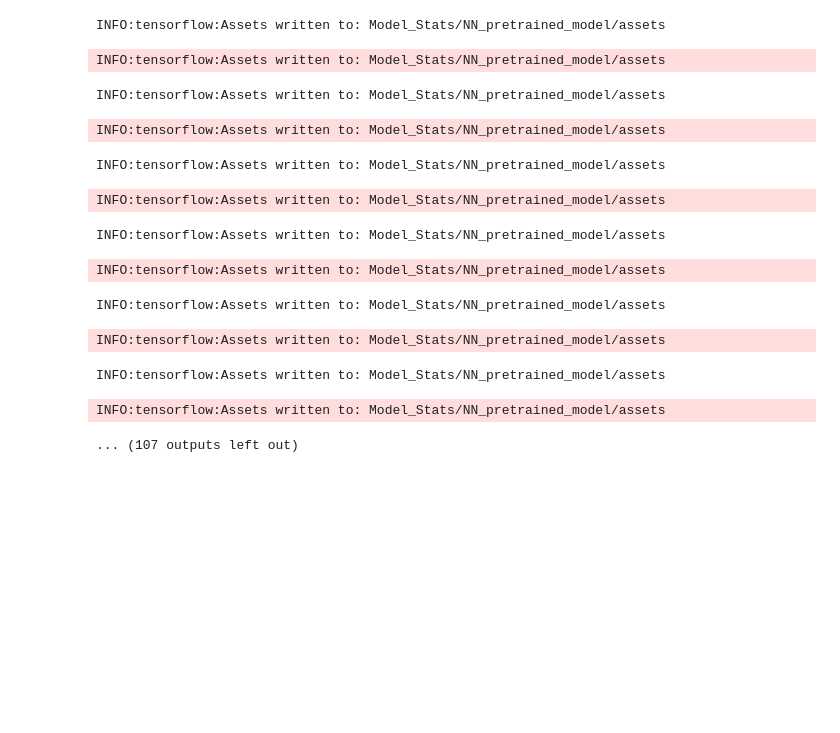
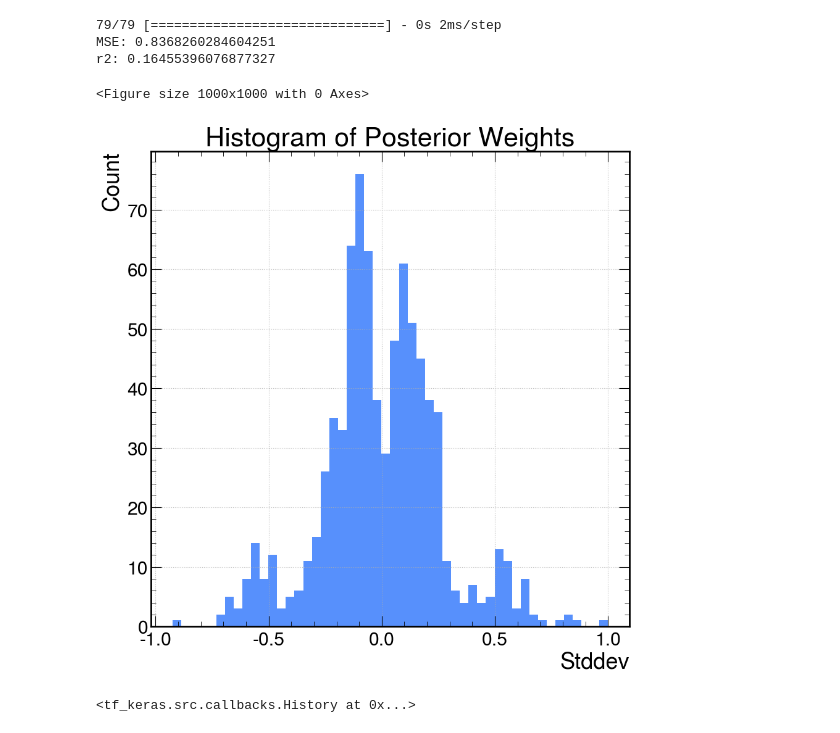
Before and after one commit to jorgeehd/UrbanHeatIsland_predictor, a Jupyter notebook: Code/bayesian.ipynb, the cells around one changed output. Saved outputs shown, nothing was run; the diff lists cells and outputs as text; code cells hidden in the pictures; blank space fills up the shorter version.

Commit message:
Added BNN and pretrained BNN plots and models

```diff
--- a/Code/bayesian.ipynb
+++ b/Code/bayesian.ipynb
@@ -378,0 +422,17 @@ r2: 0.11560659659997763
+# %%
+# Independent bayesian Model
+kl_weight = 1 / X_train.shape[0]  # or start with 1e-4
+inputs = Input(shape=(51,))
+x = tfp.layers.DenseVariational(
+    units=16,
+    make_prior_fn=prior,
+    make_posterior_fn=posterior,
+    kl_weight = kl_weight,
+    activation='sigmoid')(inputs)
+outputs = Dense(1, activation='linear')(x)
+
+model2a = Model(inputs=inputs, outputs=outputs)
+model2a.compile(optimizer=Adam(0.001), loss="mse")
+mc = ModelCheckpoint("Model_Stats/BNN_independent_model", save_best_only=True)
+log = CSVLogger(f"Model_Stats/BNN_independent_training.log", append=True)
+model2a.fit(X_train, y_train, epochs=20, validation_split=0.1, callbacks=[mc, log], verbose=1)
@@ -379,7 +458,41 @@ r2: 0.11560659659997763
+# %%
+test_model(load_model("Model_Stats/BNN_independent_model"), X_test=X_test, y_test=y_test, csv_name = "Model_Stats/BNN_independent_training.log", model_name = "BNN_independent")
+# %% [output]
+79/79 [==============================] - 0s 2ms/step
+MSE: 0.8368260284604251
+r2: 0.16455396076877327
+<Figure size 1000x1000 with 0 Axes>
+# %%
+dense_var_layer = [layer for layer in model2a.layers if isinstance(layer, tfp.layers.DenseVariational)][0]
+
+# Now the posterior exists
+weights = dense_var_layer.get_weights()[0]
+
+# Sizes
+kernel_size = 51 * 16  # = 816
+bias_size = 16
+total_size = kernel_size + bias_size  # = 832
+
+# Extract means
+kernel_mean = weights[:kernel_size]
+bias_mean = weights[kernel_size:total_size]
+
+# Extract raw stddevs (rho)
+kernel_rho = weights[total_size:total_size + kernel_size]
+bias_rho = weights[total_size + kernel_size:]
+
+plt.hist(kernel_mean, bins=50)
+plt.title("Histogram of Posterior Weights")
+plt.xlabel("Stddev")
+plt.ylabel("Count")
+plt.grid(True)
+plt.show()
+# %% [output]
+[figure, added]
 # %%
 # Now try pretraining BNN
 model3_pre = Sequential([
-    Dense(16, activation = 'sigmoid', input_shape=(48,) ),
+    Dense(16, activation = 'sigmoid', input_shape=(51,) ),
     Dense(1, activation = 'linear'),
 ])
 model3_pre.compile(optimizer=Adam(learning_rate=0.001) , loss = "MSE" )
@@ -387,19 +500,7 @@ mc = ModelCheckpoint("Model_Stats/NN_pretrained_model", save_best_only=True)
 log = CSVLogger(f"Model_Stats/NN_pretrained_training.log", append=True)
 model3_pre.fit(X_train, y_train, epochs=100, validation_split=0.1, callbacks=[mc, log], verbose=0)
 # %% [output]
-INFO:tensorflow:Assets written to: Model_Stats/NN_pretrained_model/assets
+<tf_keras.src.callbacks.History at 0x...>
-INFO:tensorflow:Assets written to: Model_Stats/NN_pretrained_model/assets
-INFO:tensorflow:Assets written to: Model_Stats/NN_pretrained_model/assets
-INFO:tensorflow:Assets written to: Model_Stats/NN_pretrained_model/assets
-INFO:tensorflow:Assets written to: Model_Stats/NN_pretrained_model/assets
-INFO:tensorflow:Assets written to: Model_Stats/NN_pretrained_model/assets
-INFO:tensorflow:Assets written to: Model_Stats/NN_pretrained_model/assets
-INFO:tensorflow:Assets written to: Model_Stats/NN_pretrained_model/assets
-INFO:tensorflow:Assets written to: Model_Stats/NN_pretrained_model/assets
-INFO:tensorflow:Assets written to: Model_Stats/NN_pretrained_model/assets
-INFO:tensorflow:Assets written to: Model_Stats/NN_pretrained_model/assets
-INFO:tensorflow:Assets written to: Model_Stats/NN_pretrained_model/assets
-... (107 outputs left out)
 # %%
 test_model(load_model("Model_Stats/NN_pretrained_model"), X_test=X_test, y_test=y_test, csv_name = "Model_Stats/NN_pretrained_training.log", model_name = "NN_pretrained")
 # %% [output]
```
Also changed, not shown: parts of 23 cells of this notebook, 45 other files.
